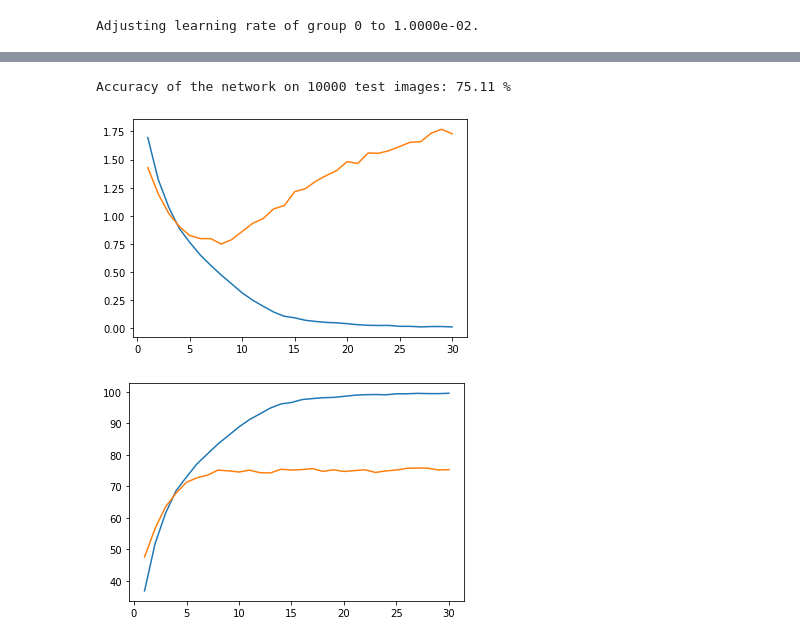
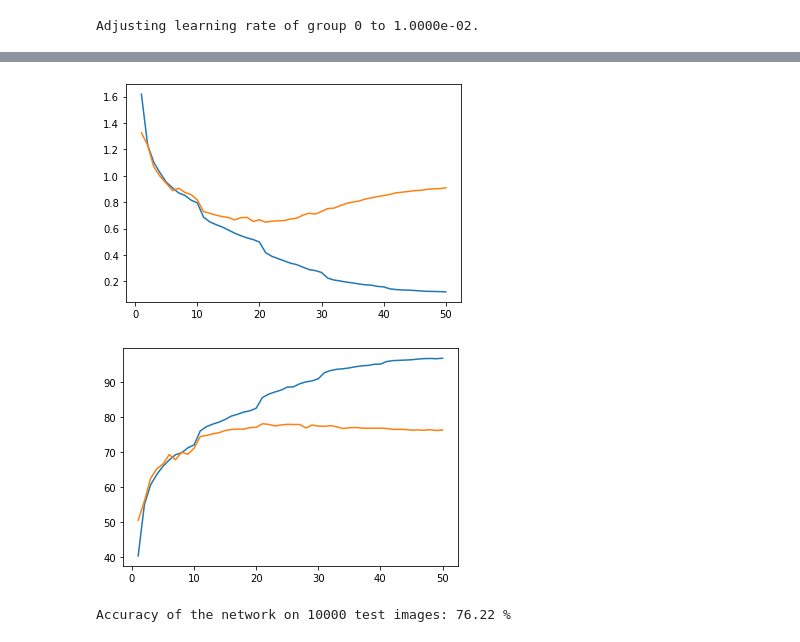
Before and after one commit to smfelixchoi/MATH-DL-study, a Jupyter notebook: 3.CNN/ResNet_PyTorch.ipynb, the cells around one changed output, grey strips where cells are left out. Drawn from its saved outputs; the diff is of its cells as text; code cells hidden in the pictures.

```diff
--- a/3.CNN/ResNet_PyTorch.ipynb
+++ b/3.CNN/ResNet_PyTorch.ipynb
@@ -87,5 +77,31 @@ class BasicBlock(nn.Module):
         x = self.residual(x) + self.shortcut(x)
         x = self.relu(x)
         return x
+# %%
+class BottleNeckBlock(nn.Module):
+    def __init__(self, in_planes, out_planes, stride=1):
+        super(BottleNeckBlock, self).__init__()
+
+        self.residual = nn.Sequential(
+            nn.Conv2d(in_planes, out_planes//4, kernel_size=(1,1), stride=stride, padding=0, bias=False),
+            nn.BatchNorm2d(out_planes//4),
+            nn.ReLU(),
+            nn.Conv2d(out_planes//4, out_planes//4, kernel_size=(3,3), stride=1, padding=1, bias=False),
+            nn.BatchNorm2d(out_planes//4),
+            nn.ReLU(),
+            nn.Conv2d(out_planes//4, out_planes, kernel_size=(1,1), stride=1, padding=0, bias=False),
+            nn.BatchNorm2d(out_planes)
+        )
+
+        self.shortcut = nn.Sequential()
+        self.relu = nn.ReLU()
+
+        if stride != 1 or in_planes != out_planes:
+            self.shortcut.add_module('conv', nn.Conv2d(in_planes, out_planes, kernel_size=1, stride=stride, bias=True))
+
+    def forward(self, x):
+        x = self.residual(x) + self.shortcut(x)
+        x = self.relu(x)
+        return x
 # %%
 class ResNet(nn.Module):
@@ -150,5 +178,5 @@ class ResNet(nn.Module):
                 if m.bias is not None:
                     nn.init.constant_(m.bias,0)
 # %%
-model = ResNet(channels=[16,16,32,64,128]).to(device)
+basic_model = ResNet(channels=[16,16,32,64,128,128], block='basic').to(device)
 # %%
@@ -173,10 +201,9 @@ Estimated Total Size (MB): 4.84
 ----------------------------------------------------------------
 # %%
 loss_ftn = nn.CrossEntropyLoss()
-optimizer = optim.Adam(model.parameters(), lr=0.01)
-scheduler = optim.lr_scheduler.LambdaLR(optimizer=optimizer,
-                                        lr_lambda=lambda epoch: 0.95 ** epoch,
-                                        last_epoch=-1,
-                                        verbose=True)
+optimizer = optim.Adam(basic_model.parameters(), lr=0.01, weight_decay=0.001)
+scheduler = torch.optim.lr_scheduler.LambdaLR(optimizer=optimizer,
+                                              lr_lambda=lambda epoch: (0.5**int(epoch//10))*(0.95 ** epoch),
+                                              verbose=1)
 # %% [output]
 Adjusting learning rate of group 0 to 1.0000e-02.
@@ -277,7 +210,7 @@ def test(net, testloader, device):
 # %%
-EPOCHS=30
+EPOCHS=50
 
-losses, accs, valid_losses, valid_accs = train(model, trainloader, validloader, EPOCHS, device,
+losses, accs, valid_losses, valid_accs = train(basic_model, trainloader, validloader, EPOCHS, device,
                                                loss_ftn, optimizer, scheduler=scheduler)
 # %% [output]
 EPOCH 1 Completed.
@@ -332,18 +265,18 @@ Adjusting learning rate of group 0 to 5.4036e-03.
-# %%
-test(model, testloader, device)
-# %% [output]
-Accuracy of the network on 10000 test images: 75.11 %
 # %%
 plt.figure()
-plt.plot(np.arange(1, EPOCHS+1), losses)
-plt.plot(np.arange(1, EPOCHS+1), valid_losses)
+plt.plot(np.arange(1, EPOCHS+1), losses, label='training loss')
+plt.plot(np.arange(1, EPOCHS+1), valid_losses, label='validation loss')
 plt.show()
 # %% [output]
-[figure, old version]
+[figure, new version]
 # %%
 plt.figure()
-plt.plot(np.arange(1, EPOCHS+1), accs)
-plt.plot(np.arange(1, EPOCHS+1), valid_accs)
+plt.plot(np.arange(1, EPOCHS+1), accs, label='training accuracy')
+plt.plot(np.arange(1, EPOCHS+1), valid_accs, label='validation accuracy')
 plt.show()
 # %% [output]
-[figure, old version]
+[figure, new version]
+# %%
+test(basic_model, testloader, device)
+# %% [output]
+Accuracy of the network on 10000 test images: 76.22 %
```
Also changed, not shown: parts of 40 cells of this notebook, 3 other files.
